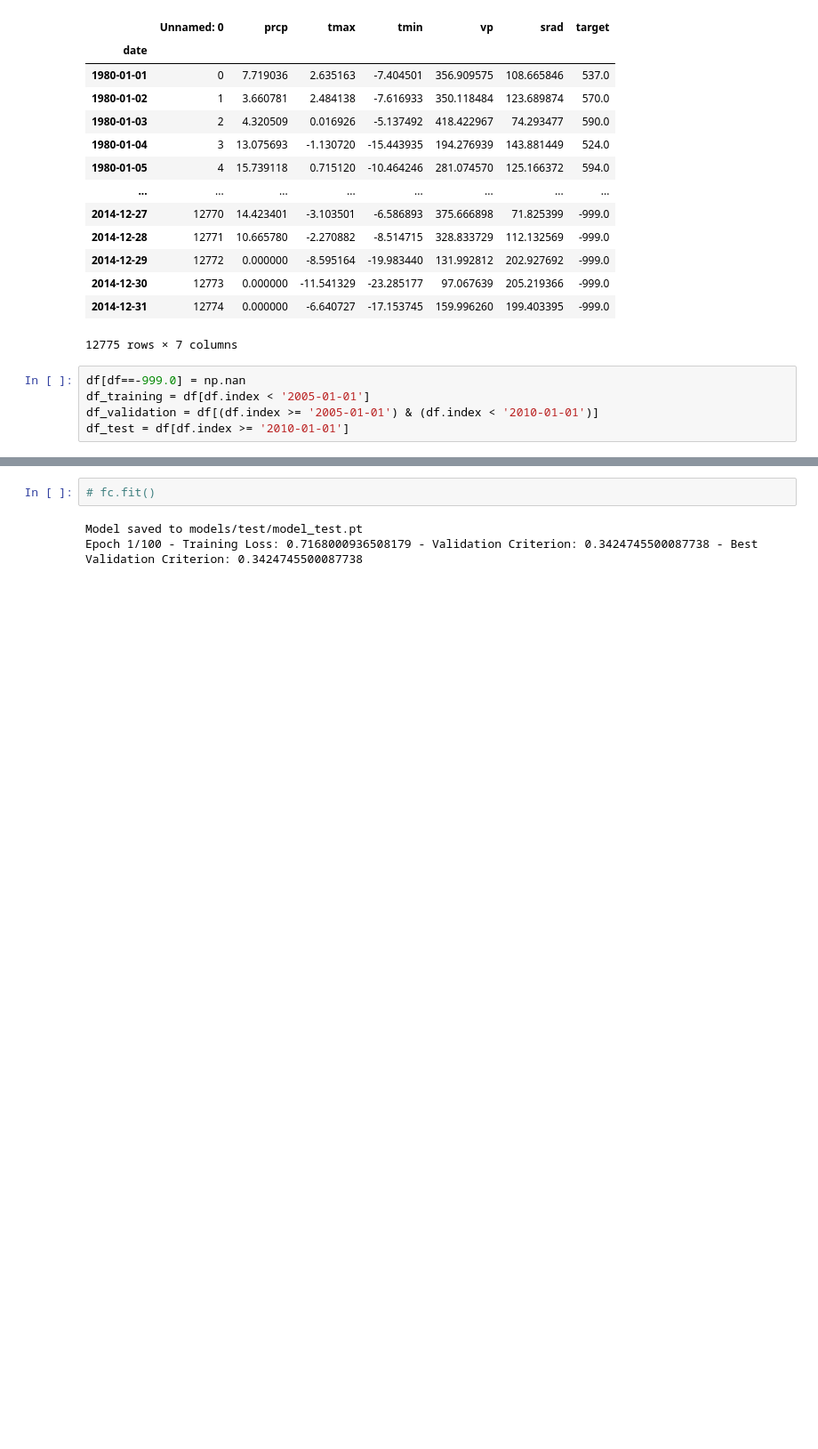
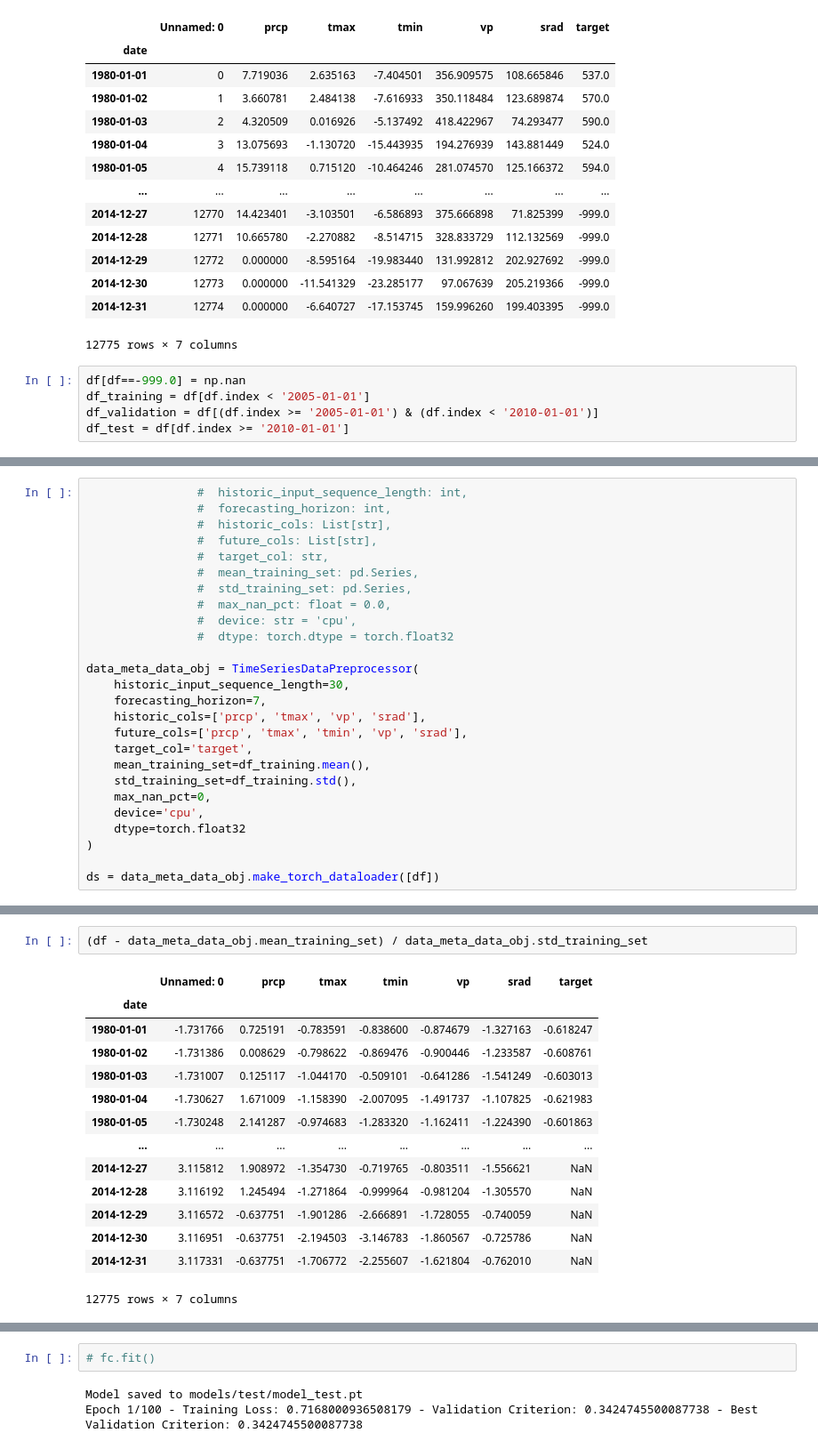
Before and after one commit to ChristiaanWewer/time_series_forecaster, a Jupyter notebook: check.ipynb, the cells around one changed output, grey strips where cells are left out. Shown at 89% size. Saved outputs shown, nothing was run; the diff lists cells and outputs as text; blank space fills up the shorter version.

```diff
--- a/check.ipynb
+++ b/check.ipynb
@@ -28,0 +31,26 @@ df_test = df[df.index >= '2010-01-01']
+# %%
+                #  historic_input_sequence_length: int,
+                #  forecasting_horizon: int,
+                #  historic_cols: List[str],
+                #  future_cols: List[str],
+                #  target_col: str,
+                #  mean_training_set: pd.Series,
+                #  std_training_set: pd.Series,
+                #  max_nan_pct: float = 0.0,
+                #  device: str = 'cpu',
+                #  dtype: torch.dtype = torch.float32
+
+data_meta_data_obj = TimeSeriesDataPreprocessor(
+    historic_input_sequence_length=30,
+    forecasting_horizon=7,
+    historic_cols=['prcp', 'tmax', 'vp', 'srad'],
+    future_cols=['prcp', 'tmax', 'tmin', 'vp', 'srad'],
+    target_col='target',
+    mean_training_set=df_training.mean(),
+    std_training_set=df_training.std(),
+    max_nan_pct=0,
+    device='cpu',
+    dtype=torch.float32
+)
+
+ds = data_meta_data_obj.make_torch_dataloader([df])
@@ -29,3 +85,20 @@ df_test = df[df.index >= '2010-01-01']
+# %%
+(df - data_meta_data_obj.mean_training_set) / data_meta_data_obj.std_training_set
+# %% [output]
+|  | Unnamed: 0 | prcp | tmax | tmin | vp | srad | target |
+| date |  |  |  |  |  |  |  |
+| 1980-01-01 | -1.731766 | 0.725191 | -0.783591 | -0.838600 | -0.874679 | -1.327163 | -0.618247 |
+| 1980-01-02 | -1.731386 | 0.008629 | -0.798622 | -0.869476 | -0.900446 | -1.233587 | -0.608761 |
+| 1980-01-03 | -1.731007 | 0.125117 | -1.044170 | -0.509101 | -0.641286 | -1.541249 | -0.603013 |
+| 1980-01-04 | -1.730627 | 1.671009 | -1.158390 | -2.007095 | -1.491737 | -1.107825 | -0.621983 |
+| 1980-01-05 | -1.730248 | 2.141287 | -0.974683 | -1.283320 | -1.162411 | -1.224390 | -0.601863 |
+| ... | ... | ... | ... | ... | ... | ... | ... |
+| 2014-12-27 | 3.115812 | 1.908972 | -1.354730 | -0.719765 | -0.803511 | -1.556621 | NaN |
+| 2014-12-28 | 3.116192 | 1.245494 | -1.271864 | -0.999964 | -0.981204 | -1.305570 | NaN |
+| 2014-12-29 | 3.116572 | -0.637751 | -1.901286 | -2.666891 | -1.728055 | -0.740059 | NaN |
+| 2014-12-30 | 3.116951 | -0.637751 | -2.194503 | -3.146783 | -1.860567 | -0.725786 | NaN |
+| 2014-12-31 | 3.117331 | -0.637751 | -1.706772 | -2.255607 | -1.621804 | -0.762010 | NaN |
+12775 rows × 7 columns
 # %%
 # # at the top of your notebook
 # %load_ext autoreload
```
Also changed, not shown: parts of 7 cells of this notebook, 4 other files.
